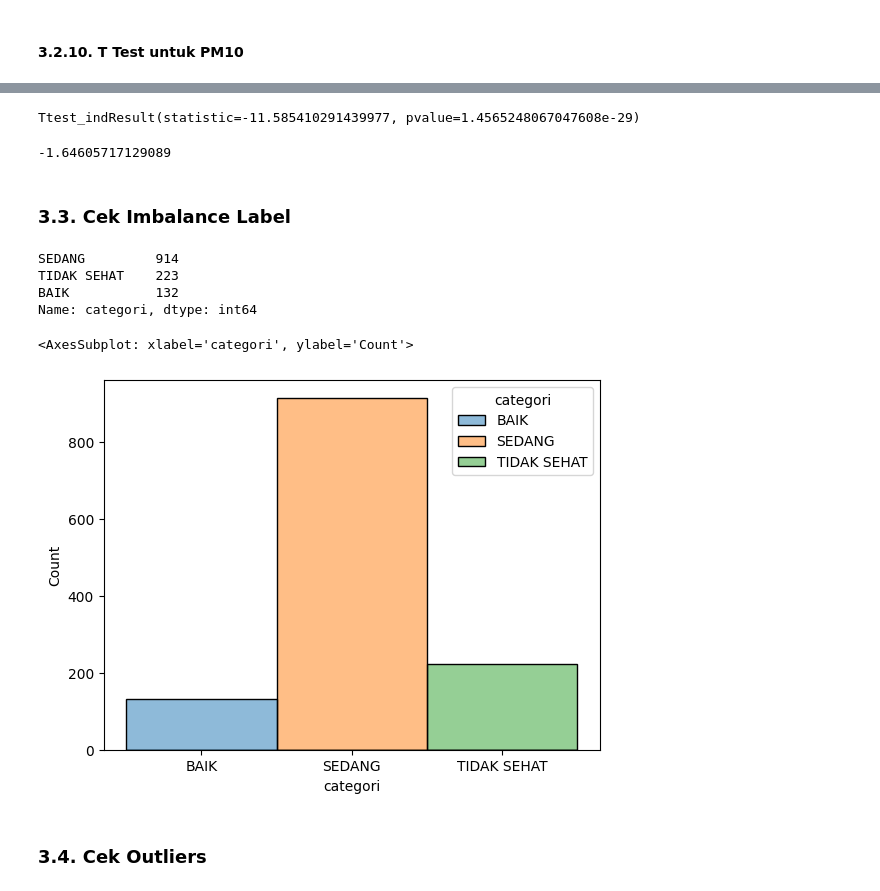
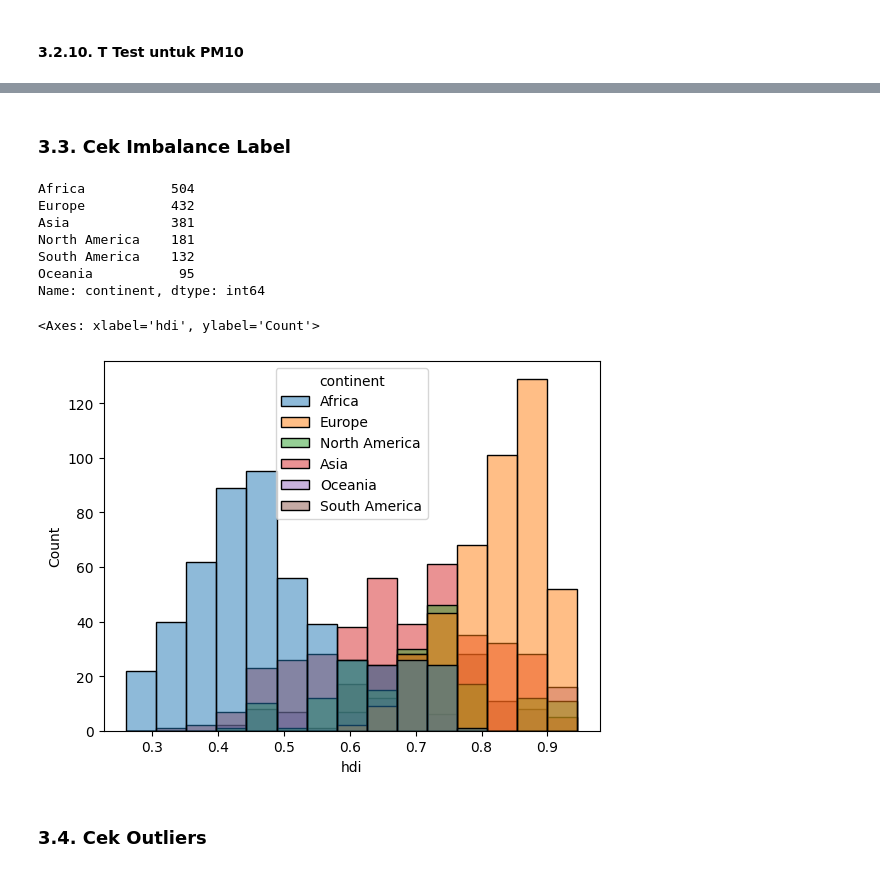
Before and after one commit to elfarahma/ml_process, a Jupyter notebook: eda.ipynb, the cells around one changed output, grey strips where cells are left out. Cells and saved outputs as stored; diff of their text form; code cells hidden in the pictures.

```diff
--- a/eda.ipynb
+++ b/eda.ipynb
@@ -383,13 +217,0 @@ scs.t.ppf(0.05, df = (len(dataset) - 2))
-# %%
-# perform t-test untuk 2 variabel
-scs.ttest_ind(
-    dataset_baik[dataset_baik.no2.isnull() != True].no2,
-    dataset_tidak_baik[dataset_tidak_baik.no2.isnull() != True].no2
-)
-# %% [output]
-Ttest_indResult(statistic=-11.585410291439977, pvalue=1.4565248067047608e-29)
-# %%
-# nilai t critical untuk alpha 0.05
-scs.t.ppf(0.05, df = (len(dataset) - 2))
-# %% [output]
--1.64605717129089
@@ -399,14 +218,17 @@ scs.t.ppf(0.05, df = (len(dataset) - 2))
 # %% [markdown]
 ### 3.3. Cek Imbalance Label
 # %%
-dataset.categori.value_counts()
+dataset.continent.value_counts()
 # %% [output]
-SEDANG         914
-TIDAK SEHAT    223
-BAIK           132
-Name: categori, dtype: int64
+Africa           504
+Europe           432
+Asia             381
+North America    181
+South America    132
+Oceania           95
+Name: continent, dtype: int64
 # %%
-sns.histplot(data = dataset, x = "categori", hue = "categori")
+sns.histplot(data = dataset, x = "hdi", hue = "continent")
 # %% [output]
-<AxesSubplot: xlabel='categori', ylabel='Count'>
+<Axes: xlabel='hdi', ylabel='Count'>
-[figure, old version]
+[figure, new version]
```
Also changed, not shown: parts of 54 cells of this notebook.
